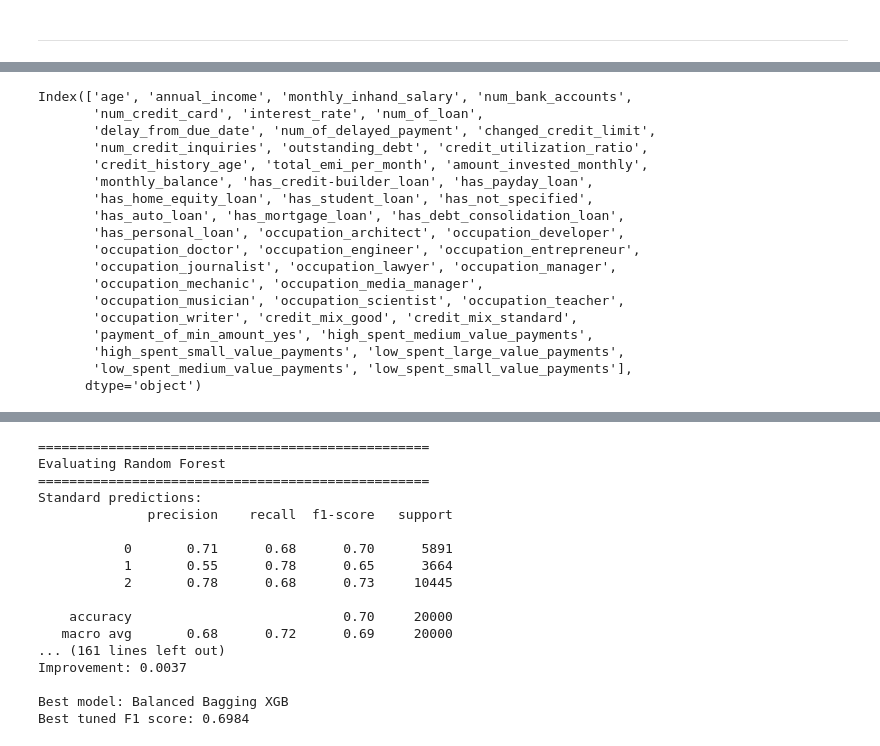
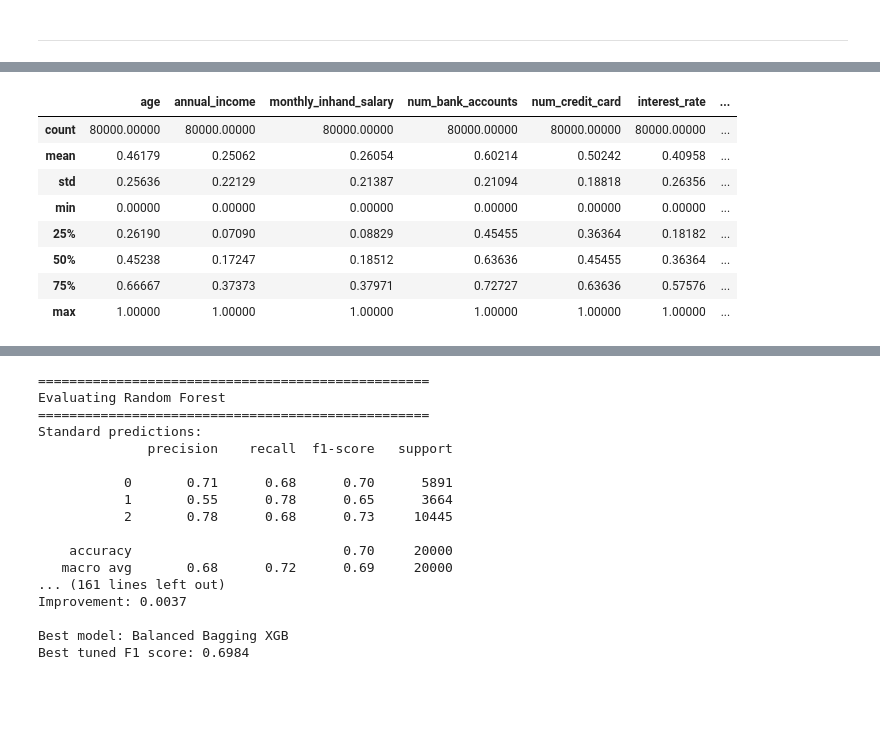
Before and after one commit to ahmedokka29/credit-score-classification, a Jupyter notebook: notebooks/notebook.ipynb, the cells around one changed output, grey strips where cells are left out. Drawn from its saved outputs; the diff is of its cells as text; code cells hidden in the pictures; blank space fills up the shorter version.

```diff
--- a/notebooks/notebook.ipynb
+++ b/notebooks/notebook.ipynb
@@ -951,11 +951,11 @@ class CreditDataPreprocessor:
 
 ---
 # %%
-train_path = "../data/train.csv"
-explorer = CreditDataExplorer(train_path)
-exploration_results = explorer.run_full_exploration()
+# train_path = "../data/train.csv"
+# explorer = CreditDataExplorer(train_path)
+# exploration_results = explorer.run_full_exploration()
 
-# Access specific results:
-insights = exploration_results['insights']
-summary_stats = exploration_results['summary_stats']
-missing_values = exploration_results['missing_values']
+# # Access specific results:
+# insights = exploration_results['insights']
+# summary_stats = exploration_results['summary_stats']
+# missing_values = exploration_results['missing_values']
@@ -1189,24 +1066,19 @@ X_train = train_data.drop(['customer_id', 'credit_score'], axis=1)
 X_test = test_data.drop(['customer_id', 'credit_score'], axis=1)
 y_train = train_data['credit_score']
 y_test = test_data['credit_score']
+# %%
+scaler = MinMaxScaler()
+X_train[numerical_columns] = scaler.fit_transform(X_train[numerical_columns])
+X_test[numerical_columns] = scaler.transform(X_test[numerical_columns])
 # %%
-X_train.columns
+X_train.describe()
 # %% [output]
-Index(['age', 'annual_income', 'monthly_inhand_salary', 'num_bank_accounts',
-       'num_credit_card', 'interest_rate', 'num_of_loan',
-       'delay_from_due_date', 'num_of_delayed_payment', 'changed_credit_limit',
-       'num_credit_inquiries', 'outstanding_debt', 'credit_utilization_ratio',
-       'credit_history_age', 'total_emi_per_month', 'amount_invested_monthly',
-       'monthly_balance', 'has_credit-builder_loan', 'has_payday_loan',
-       'has_home_equity_loan', 'has_student_loan', 'has_not_specified',
-       'has_auto_loan', 'has_mortgage_loan', 'has_debt_consolidation_loan',
-       'has_personal_loan', 'occupation_architect', 'occupation_developer',
-       'occupation_doctor', 'occupation_engineer', 'occupation_entrepreneur',
-       'occupation_journalist', 'occupation_lawyer', 'occupation_manager',
-       'occupation_mechanic', 'occupation_media_manager',
-       'occupation_musician', 'occupation_scientist', 'occupation_teacher',
-       'occupation_writer', 'credit_mix_good', 'credit_mix_standard',
-       'payment_of_min_amount_yes', 'high_spent_medium_value_payments',
-       'high_spent_small_value_payments', 'low_spent_large_value_payments',
-       'low_spent_medium_value_payments', 'low_spent_small_value_payments'],
-      dtype='object')
+|  | age | annual_income | monthly_inhand_salary | num_bank_accounts | num_credit_card | interest_rate | ... |
+| count | 80000.00000 | 80000.00000 | 80000.00000 | 80000.00000 | 80000.00000 | 80000.00000 | ... |
+| mean | 0.46179 | 0.25062 | 0.26054 | 0.60214 | 0.50242 | 0.40958 | ... |
+| std | 0.25636 | 0.22129 | 0.21387 | 0.21094 | 0.18818 | 0.26356 | ... |
+| min | 0.00000 | 0.00000 | 0.00000 | 0.00000 | 0.00000 | 0.00000 | ... |
+| 25% | 0.26190 | 0.07090 | 0.08829 | 0.45455 | 0.36364 | 0.18182 | ... |
+| 50% | 0.45238 | 0.17247 | 0.18512 | 0.63636 | 0.45455 | 0.36364 | ... |
+| 75% | 0.66667 | 0.37373 | 0.37971 | 0.72727 | 0.63636 | 0.57576 | ... |
+| max | 1.00000 | 1.00000 | 1.00000 | 1.00000 | 1.00000 | 1.00000 | ... |
```
Also changed, not shown: parts of 11 cells of this notebook, 10 other files.
